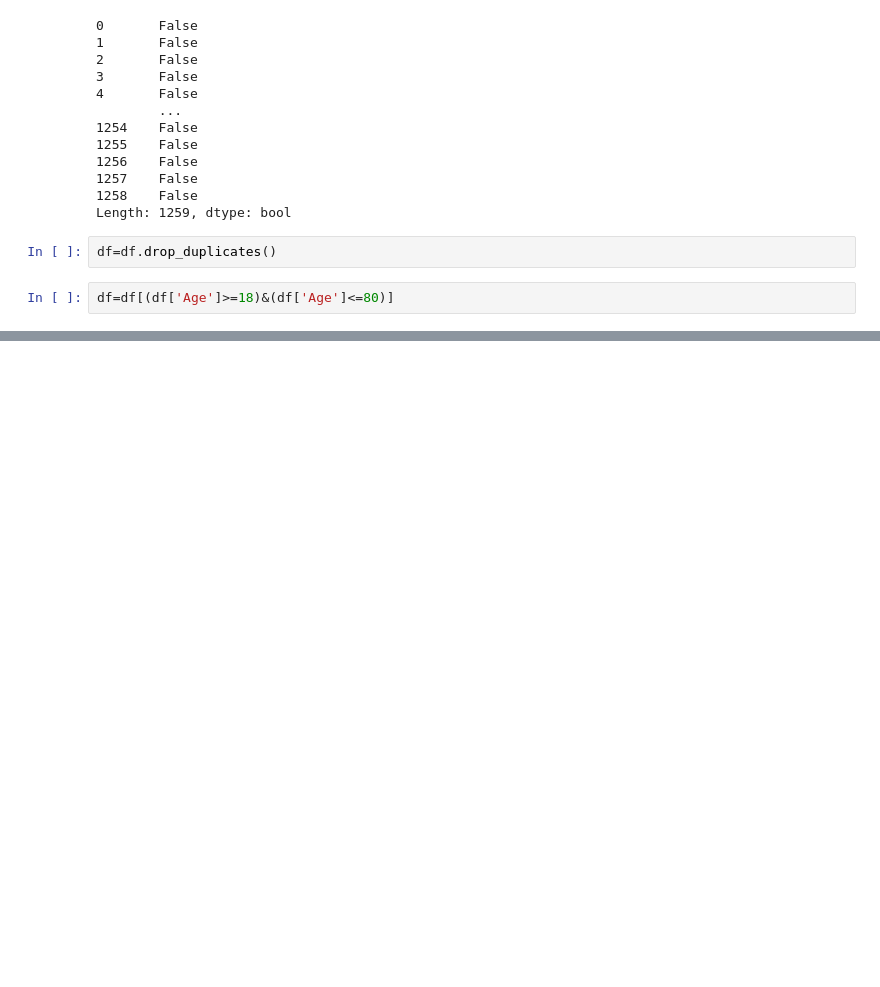
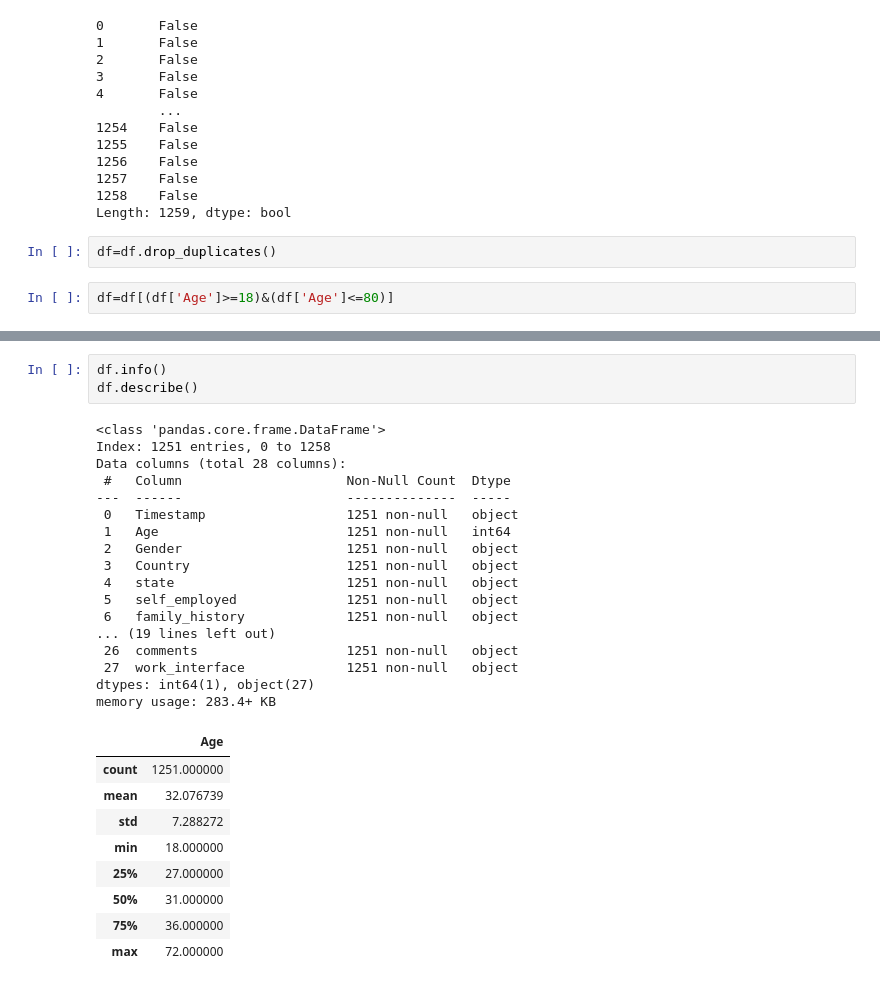
Before and after one commit to Savindi2002/Mental-Health-in-Tech, a Jupyter notebook: notebooks/data_exploration.ipynb, the cells around one changed output, grey strips where cells are left out. Drawn from its saved outputs; the diff is of its cells as text; blank space fills up the shorter version.

```diff
--- a/notebooks/data_exploration.ipynb
+++ b/notebooks/data_exploration.ipynb
@@ -128,0 +138,30 @@ df=df[(df['Age']>=18)&(df['Age']<=80)]
+# %%
+df.info()
+df.describe()
+# %% [output]
+<class 'pandas.core.frame.DataFrame'>
+Index: 1251 entries, 0 to 1258
+Data columns (total 28 columns):
+ #   Column                     Non-Null Count  Dtype
+---  ------                     --------------  -----
+ 0   Timestamp                  1251 non-null   object
+ 1   Age                        1251 non-null   int64
+ 2   Gender                     1251 non-null   object
+ 3   Country                    1251 non-null   object
+ 4   state                      1251 non-null   object
+ 5   self_employed              1251 non-null   object
+ 6   family_history             1251 non-null   object
+... (19 lines left out)
+ 26  comments                   1251 non-null   object
+ 27  work_interface             1251 non-null   object
+dtypes: int64(1), object(27)
+memory usage: 283.4+ KB
+|  | Age |
+| count | 1251.000000 |
+| mean | 32.076739 |
+| std | 7.288272 |
+| min | 18.000000 |
+| 25% | 27.000000 |
+| 50% | 31.000000 |
+| 75% | 36.000000 |
+| max | 72.000000 |
```
Also changed, not shown: parts of 7 cells of this notebook.
